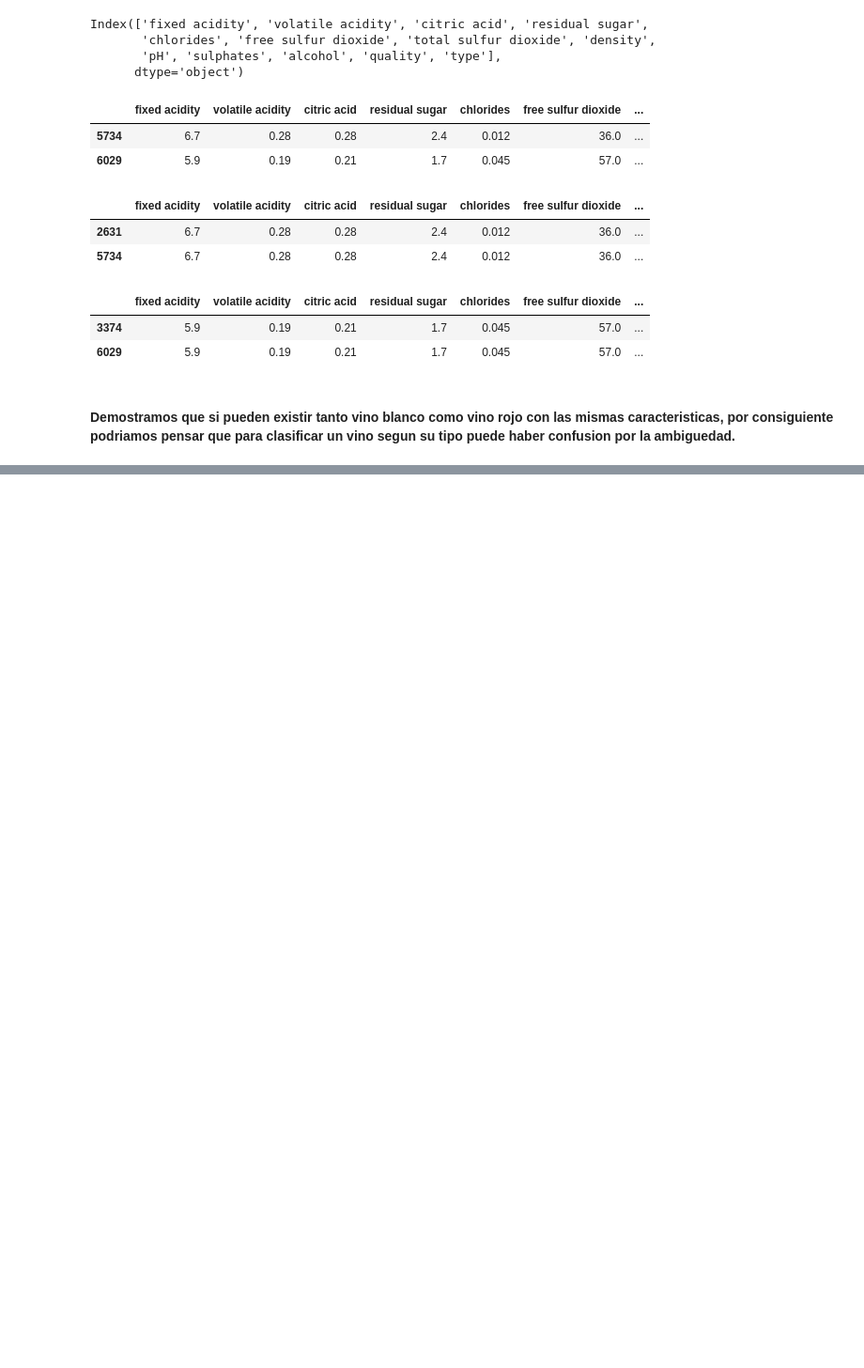
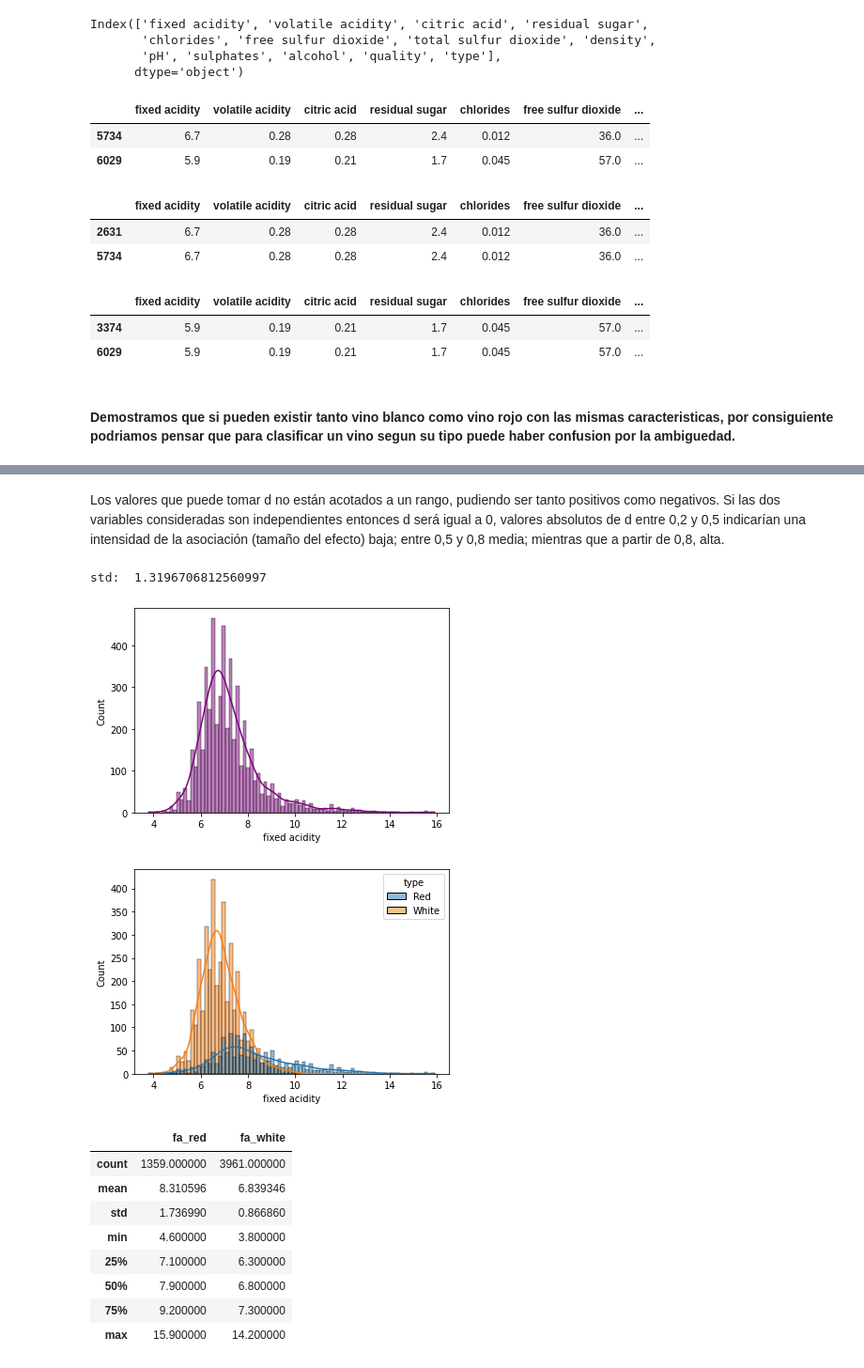
Before and after one commit to 16danielvm/Wine_Classification, a Jupyter notebook: EDAwines.ipynb, the cells around one changed output, grey strips where cells are left out. Shown: that part at 94% size. Cells and saved outputs as stored; diff of their text form; code cells hidden in the pictures; blank space fills up the shorter version.

```diff
--- a/EDAwines.ipynb
+++ b/EDAwines.ipynb
@@ -191,0 +210,27 @@ df_wines[(df_wines['fixed acidity'] == 5.9) & (df_wines['volatile acidity'] == 0
+# %% [markdown]
+Los valores que puede tomar d no están acotados a un rango, pudiendo ser tanto positivos como
+negativos. Si las dos variables consideradas son independientes entonces d será igual a 0,
+valores absolutos de d entre 0,2 y 0,5 indicarían una intensidad de la asociación
+(tamaño del efecto) baja; entre 0,5 y 0,8 media; mientras que a partir de 0,8, alta.
+# %%
+print("std: ",df_wines['fixed acidity'].std())
+sns.histplot(x =df_wines['fixed acidity'], color= 'purple', kde= True)
+plt.show()
+sns.histplot(x = 'fixed acidity', hue='type', data=df_wines, kde=True)
+plt.show()
+descriptive_fixed_acidity = pd.concat([df_wines[df_wines['type'] == 'Red']['fixed acidity'].describe(), df_wines[df_wines['type'] == 'White']['fixed acidity'].describe()], axis=1)
+descriptive_fixed_acidity.columns= ['fa_red','fa_white']
+descriptive_fixed_acidity
+# %% [output]
+std:  1.3196706812560997
+[figure, added]
+[figure, added]
+|  | fa_red | fa_white |
+| count | 1359.000000 | 3961.000000 |
+| mean | 8.310596 | 6.839346 |
+| std | 1.736990 | 0.866860 |
+| min | 4.600000 | 3.800000 |
+| 25% | 7.100000 | 6.300000 |
+| 50% | 7.900000 | 6.800000 |
+| 75% | 9.200000 | 7.300000 |
+| max | 15.900000 | 14.200000 |
```
Also changed, not shown: parts of 15 cells of this notebook, 1 other file.
